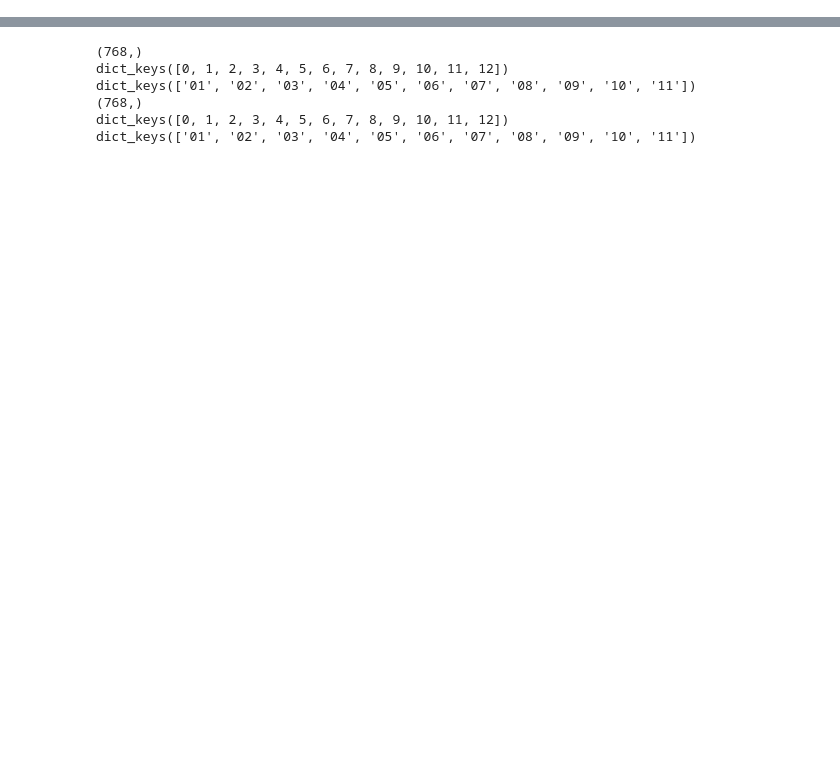
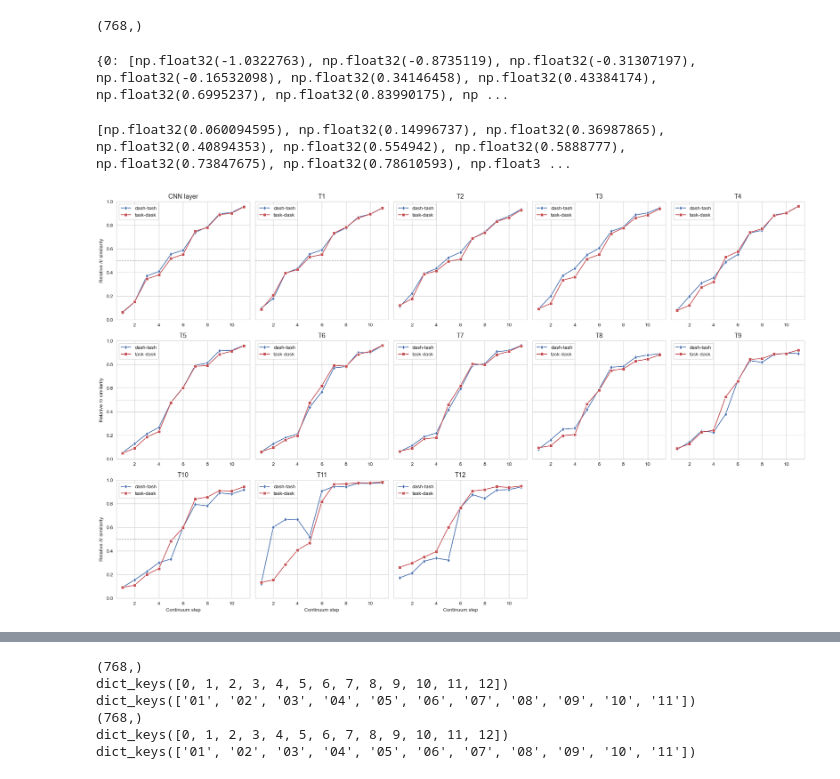
Before and after one commit to annadawid/ganong-effect-in-asr, a Jupyter notebook: pilot.ipynb, the cells around one changed output, grey strips where cells are left out. Saved outputs shown, nothing was run; the diff lists cells and outputs as text; code cells hidden in the pictures; blank space fills up the shorter version.

```diff
--- a/pilot.ipynb
+++ b/pilot.ipynb
@@ -60,5 +55,5 @@ torch.Size([1, 19831])
 model = Wav2Vec2Model.from_pretrained("facebook/wav2vec2-base-960h")
 
 with torch.no_grad():
-    embeddings = model(**dash_tensor, output_hidden_states=True)
+    embeddings = model(**dash_tensor, output_hidden_states=True, padding=False)
 # %% [output]
@@ -137,0 +86,7 @@ torch.Size([1, 60, 768])
+# %%
+x = embeddings.hidden_states[0][0, start_frame:end_frame, :]
+
+print(x.shape)
+print(x.mean().shape)
+print(x.mean(dim=0).shape)
+print(x.mean(dim=1).shape)
@@ -138,9 +98,11 @@ torch.Size([1, 60, 768])
 # %%
 start_frame = int(0.05 // 0.02)
-end_frame = int(0.43 // 0.02)
+
+# +1 accounts for exclusive stop index later on
+end_frame = int(0.43 // 0.02) + 1
 
 # take hidden representations for a specific layer and time window, then average them into a single vector
-mean = embeddings.hidden_states[0][0, start_frame:end_frame +1, :].mean(dim=0)
+mean = embeddings.hidden_states[0][0, start_frame:end_frame, :].mean(dim=0)
 print(mean.shape)
 
 # should be 13 (CNN + 12 transformer layers)
@@ -181,8 +143,10 @@ print(dash_embed)
       dtype=float32)}}
 # %%
+from pathlib import Path
 
 def get_continuum_embeddings(sound_name):
-    start_frame = int(0.05 // 0.02)
+    model.eval()
+    start_frame = int(0.05 / 0.02)
     steps = ["01", "02", "03", "04", "05", "06", "07", "08", "09", "10", "11"]
     embed_dict = {}
 
@@ -211,7 +175,10 @@ def get_continuum_embeddings(sound_name):
 dash_tash_embed = get_continuum_embeddings("dash-tash")
 task_dask_embed = get_continuum_embeddings("task-dask")
 # %%
-#print(endpoints)
+print(dash_tash_embed[0]["01"].shape)
+#print(dash_tash_embed)
+# %% [output]
+(768,)
 # %%
 def lala(x, t, d):
     """Projection of x onto dt axis, scaled so d=-1 and t=+1."""
@@ -276,6 +243,10 @@ def get_embed_sim(embed_dict_input, endpoints):
 endpoints = get_endpoints()
 results_dash = get_embed_sim(dash_tash_embed, endpoints)
 results_task = get_embed_sim(task_dask_embed, endpoints)
+# %%
+print(results_dash)
+# %% [output]
+{0: [np.float32(-1.0322763), np.float32(-0.8735119), np.float32(-0.31307197), np.float32(-0.16532098), np.float32(0.34146458), np.float32(0.43384174), np.float32(0.6995237), np.float32(0.83990175), np ...
 # %%
 
 def cosine_distance(x, endpoint):
@@ -310,29 +281,52 @@ def get_embed_sim(embed_dict_input):
 
 results_dash = get_embed_sim(dash_tash_embed)
 results_task = get_embed_sim(task_dask_embed)
+# %%
+print(results_dash[0])
+# %% [output]
+[np.float32(0.060094595), np.float32(0.14996737), np.float32(0.36987865), np.float32(0.40894353), np.float32(0.554942), np.float32(0.5888777), np.float32(0.73847675), np.float32(0.78610593), np.float3 ...
 # %%
 
 sns.set_style("whitegrid")
-fig, axes = plt.subplots(3, 5, figsize=(20, 12))
+fig, axes = plt.subplots(3, 5, figsize=(20, 12), sharex=True, sharey=True)
 axes = axes.flatten()
+plt.ylim(0, 1)
 
 for layer in range(13):
     ax = axes[layer]
 
-    sns.lineplot(x=range(1, 12), y=results_dash[layer], ax=ax, label="dash-tash")
-    sns.lineplot(x=range(1, 12), y=results_task[layer], ax=ax, label="task-dask")
+    sns.lineplot(x=range(1, 12), y=results_dash[layer], ax=ax, label="dash-tash", color="#4C72B0", marker='d')
+    sns.lineplot(x=range(1, 12), y=results_task[layer], ax=ax, label="task-dask", color="#C44E52", marker='s')
+
+    # 0.5 crossover reference line
+    ax.axhline(
+        y=0.5,
+        linestyle="--",
+        color="gray",
+        alpha=0.7,
+        linewidth=1
+    )
+
+    ax.tick_params(labelbottom=True)
+    ax.set_xlabel("")
 
     if layer == 0:
-        ax.set_title(f"CNN layer")
+        ax.set_title(f"CNN layer", fontsize=13)
     else:
-        ax.set_title(f"T{layer}")
+        ax.set_title(f"T{layer}", fontsize=13)
 
-    ax.set_xlabel("Continuum step")
-    ax.set_ylabel("Projection onto /d/→/t/ axis")
+    if layer in [0, 5, 10]:
+
+        ax.set_ylabel("Relative /t/ similarity")
+    else:
+        ax.tick_params(labelleft=False)
 
     for ax in axes[13:]:
         ax.axis("off")
 
+
 plt.tight_layout()
-plt.savefig("projection_base_pretrained.png", dpi=300)
+plt.savefig("base_pretrained.png", dpi=300)
 plt.show()
+# %% [output]
+[figure, added]
```
Also changed, not shown: parts of 16 cells of this notebook, 4 other files.
